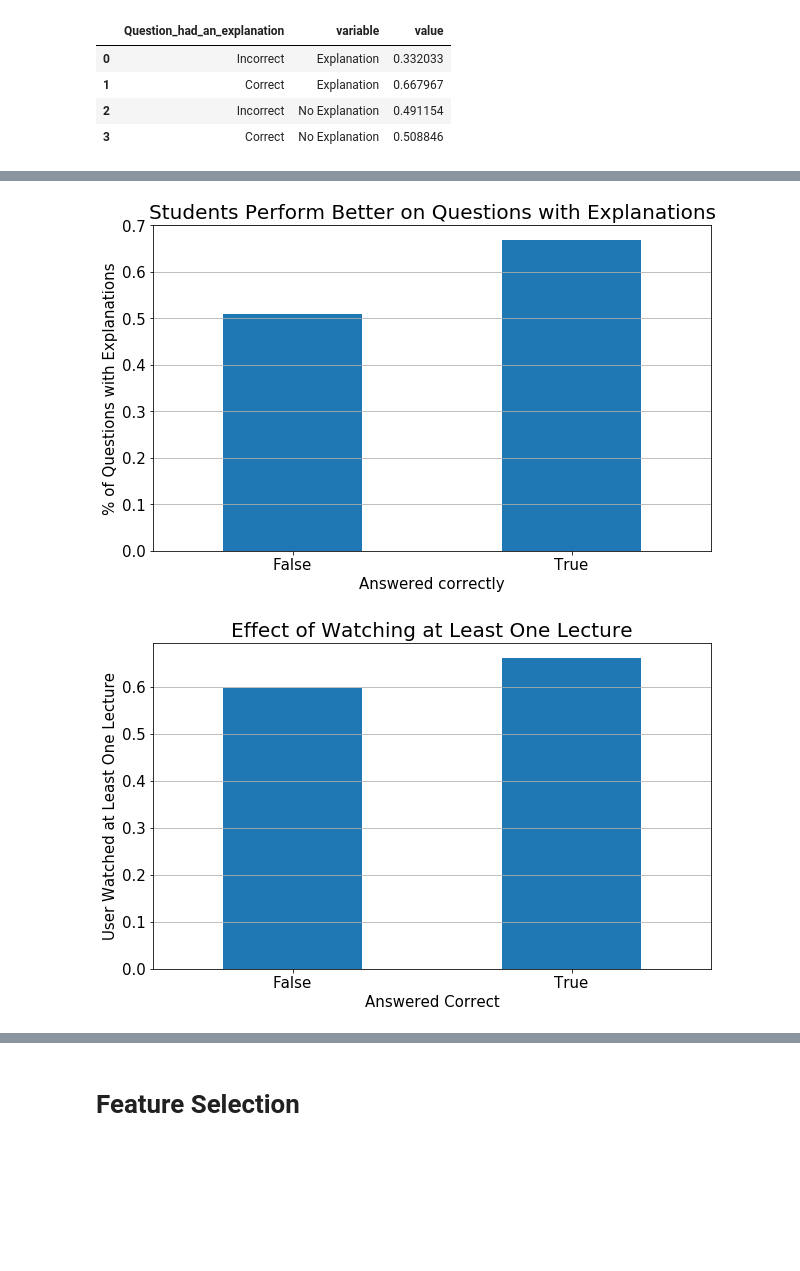
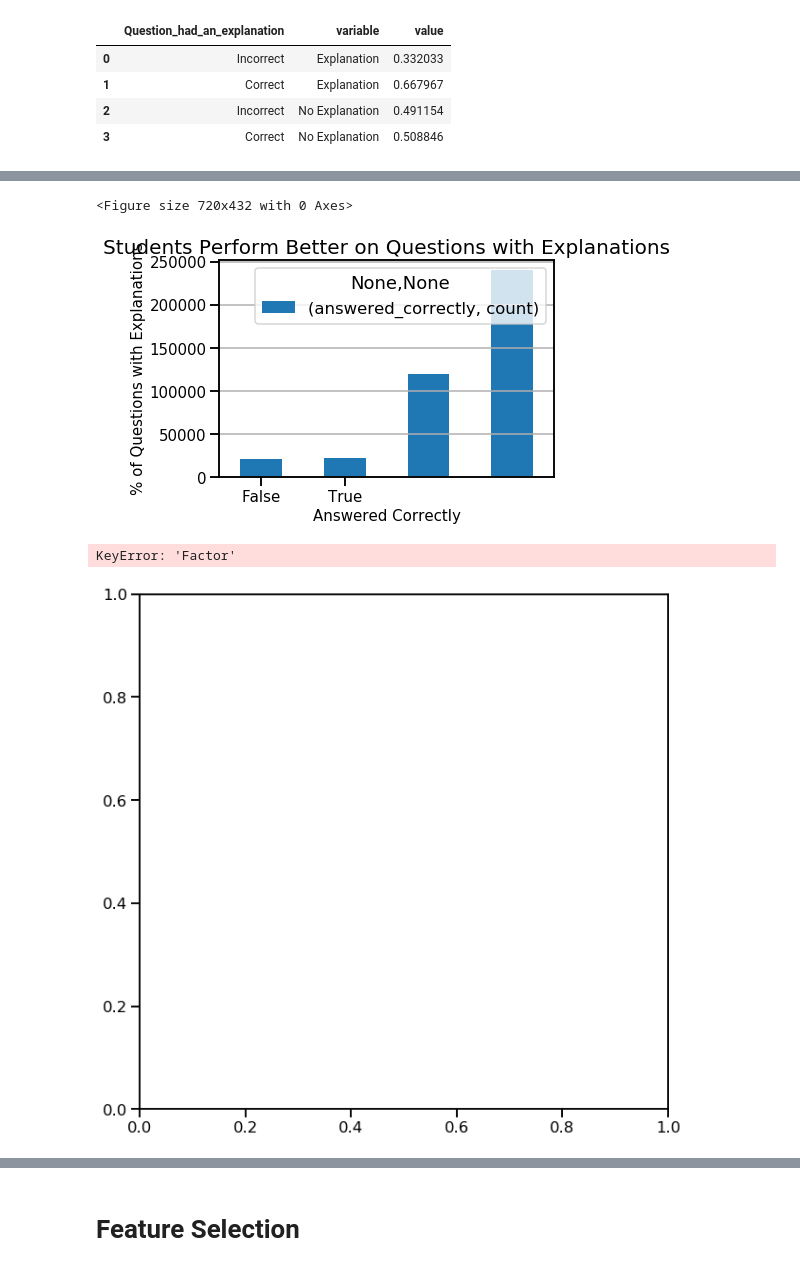
Before and after one commit to Riiid-Team/AI-Learning, a Jupyter notebook: MVP.ipynb, the cells around one changed output, grey strips where cells are left out. Drawn from its saved outputs; the diff is of its cells as text; code cells hidden in the pictures; blank space fills up the shorter version.

```diff
--- a/MVP.ipynb
+++ b/MVP.ipynb
@@ -48,7 +48,7 @@ warnings.filterwarnings("ignore")
 Acqure the data used for this project.
 # %%
 # Reading in data from local files
-df_train = pd.read_csv('sampled_trainset.csv')
+df_train = pd.read_csv('train.csv')
 df_validate = pd.read_csv('validate.csv')
 df_test = pd.read_csv('test.csv')
 
@@ -283,26 +287,29 @@ plt.yticks(np.linspace(0,1,11));
 # %%
 plt.figure(figsize=(10,6))
 prior_question.plot.bar(grid=True)
 plt.title("Students Perform Better on Questions with Explanations",fontsize=20)
 plt.xlabel("Answered Correctly",fontsize=15)
 plt.ylabel("% of Questions with Explanations",fontsize=15)
 plt.xticks([0,1],labels=['False','True'],rotation=0,fontsize=15)
 plt.yticks(rotation=0,fontsize=15)
 plt.grid(axis='x')
 plt.show()
 
 
 df = pd.DataFrame({
     'Answered': ['Growth', 'Value'],
     'Weight': [0.10, 0.20],
     'Variance': [0.15, 0.35]
 })
-fig, ax1 = pyplot.subplots(figsize=(10, 10))
+fig, ax1 = plt.subplots(figsize=(10, 10))
 tidy = df.melt(id_vars='Factor').rename(columns=str.title)
-seaborn.barplot(x='Factor', y='Value', hue='Variable', data=tidy, ax=ax1)
-seaborn.despine(fig)
+sns.barplot(x='Factor', y='Value', hue='Variable', data=tidy, ax=ax1)
+sns.despine(fig)
 # %% [output]
+<Figure size 720x432 with 0 Axes>
-[figure, old version]
+[figure, new version]
+KeyError: 'Factor'
+[figure, added]
 # %%
 # Percentage of 'Users watched at least one lecture' vs 'Questions answered correct'
 user_lect = df_train.groupby(["user_id", "answered_correctly"]).size().unstack()
@@ -323,8 +330,6 @@ plt.xticks(rotation=0, fontsize=15)
 plt.yticks(fontsize=15)
 plt.grid(axis='x')
 plt.show()
-# %% [output]
-[figure, removed]
 # %%
 # User_id vs Timestamp
 # Had to convert time from in milliseconds to weeks
```
Also changed, not shown: parts of 23 cells of this notebook.
